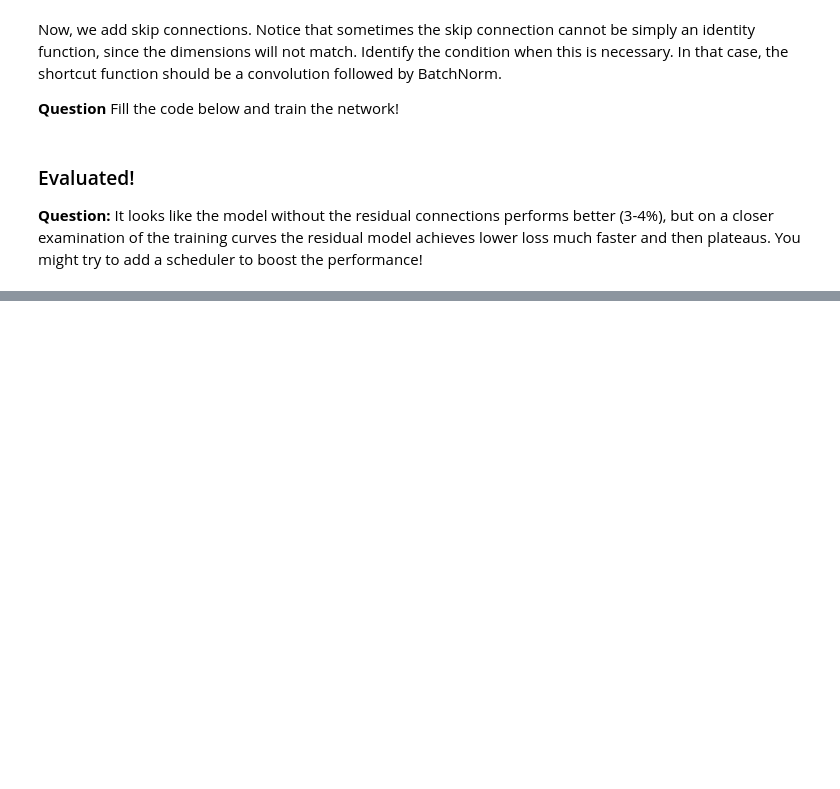
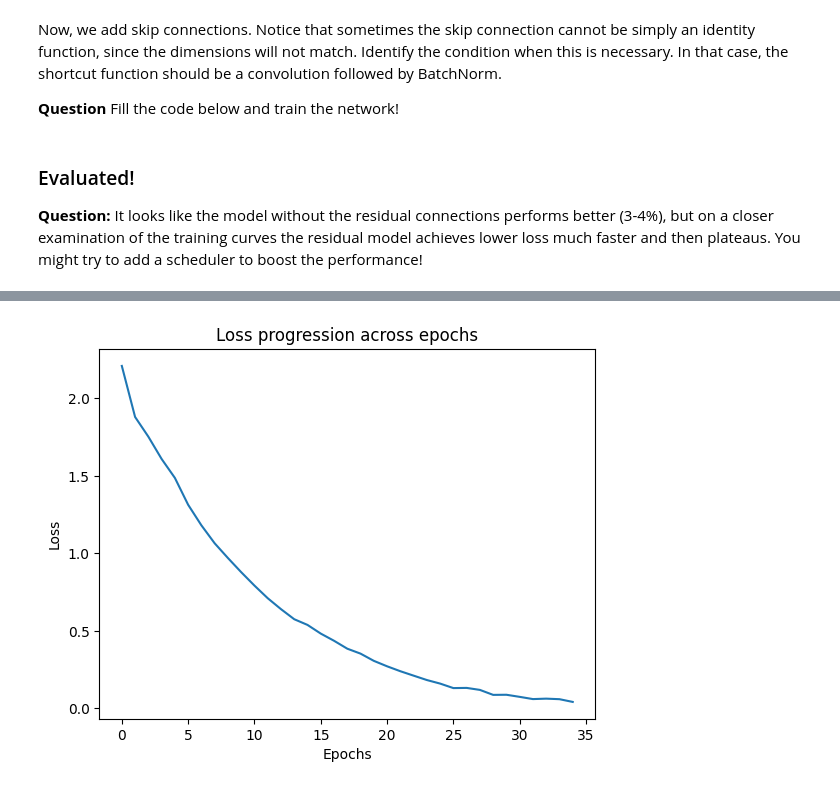
Before and after one commit to LinusCrugnola/FundamentalLearningEPFL, a Jupyter notebook: TP10/training_a_big_network.ipynb, the cells around one changed output, grey strips where cells are left out. Drawn from its saved outputs; the diff is of its cells as text; code cells hidden in the pictures; blank space fills up the shorter version.

```diff
--- a/TP10/training_a_big_network.ipynb
+++ b/TP10/training_a_big_network.ipynb
@@ -933,7 +932,7 @@ fit_data =   fit(
         model,
         train_dataloader = train_dataloader,
         optimizer = optimizer,
-        epochs = 10,
+        epochs = 35,
         device = DEVICE
     )
 # %% [output]
@@ -941,0 +956,4 @@ Epoch 1: Loss=1.8919218729953378
+# %%
+plot_loss(fit_data)
+# %% [output]
+[figure, added]
```
Also changed, not shown: parts of 19 cells of this notebook.
